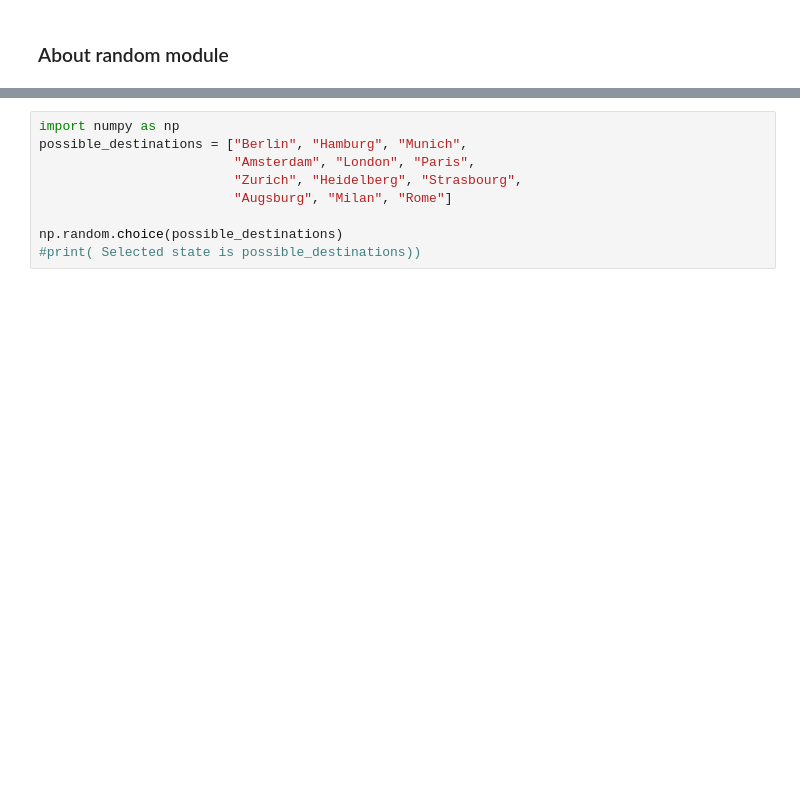
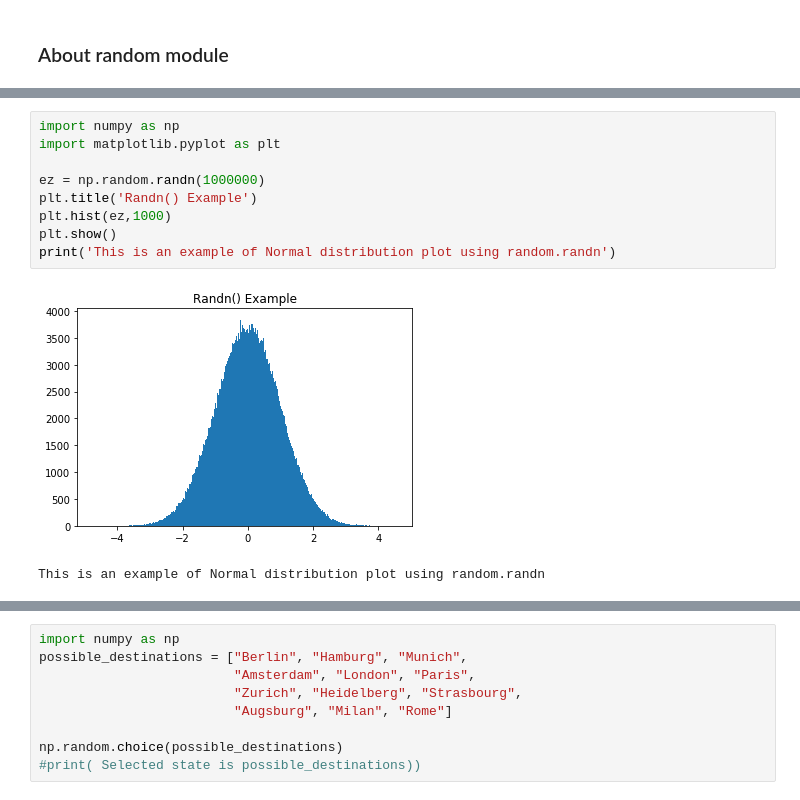
Before and after one commit to ezekielonaloye-gmit/pda_numpy_random_assignment-, a Jupyter notebook: numpy.random assignment 2018.ipynb, the cells around one changed output, grey strips where cells are left out. Cells and saved outputs as stored; diff of their text form; blank space fills up the shorter version.

```diff
--- a/numpy.random assignment 2018.ipynb
+++ b/numpy.random assignment 2018.ipynb
@@ -163,0 +87,12 @@ The random choice can be used to choose a random element from a non-empty sequen
+# %%
+import numpy as np
+import matplotlib.pyplot as plt
+
+ez = np.random.randn(1000000)
+plt.title('Randn() Example')
+plt.hist(ez,1000)
+plt.show()
+print('This is an example of Normal distribution plot using random.randn')
+# %% [output]
+[figure, added]
+This is an example of Normal distribution plot using random.randn
```
Also changed, not shown: parts of 53 cells of this notebook, 1 other file.
